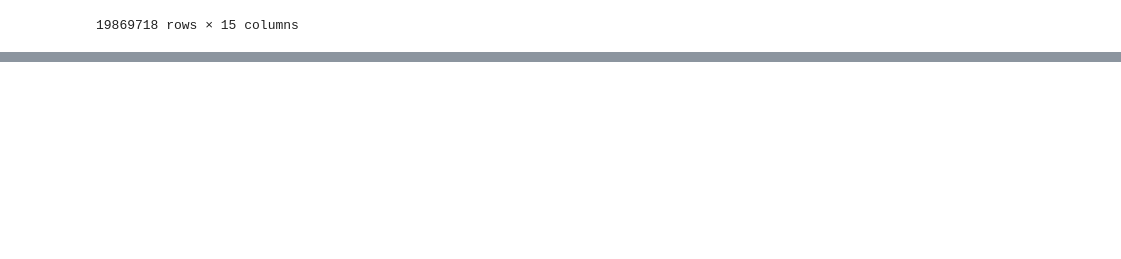
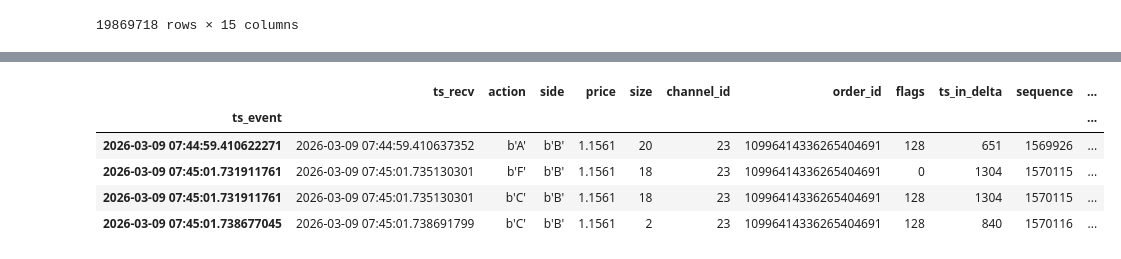
Before and after one commit to cmf-team/back-tester-2026, a Jupyter notebook: scripts/convert.XEUR.ipynb, the cells around one changed output, grey strips where cells are left out. Cells and saved outputs as stored; diff of their text form; code cells hidden in the pictures; blank space fills up the shorter version.

```diff
--- a/scripts/convert.XEUR.ipynb
+++ b/scripts/convert.XEUR.ipynb
@@ -253,0 +295,9 @@ Fut.symbol.value_counts()
+# %%
+F[F.order_id == 10996414336265404691]
+# %% [output]
+|  | ts_recv | action | side | price | size | channel_id | order_id | flags | ts_in_delta | sequence | ... |
+| ts_event |  |  |  |  |  |  |  |  |  |  | ... |
+| 2026-03-09 07:44:59.410622271 | 2026-03-09 07:44:59.410637352 | b'A' | b'B' | 1.1561 | 20 | 23 | 10996414336265404691 | 128 | 651 | 1569926 | ... |
+| 2026-03-09 07:45:01.731911761 | 2026-03-09 07:45:01.735130301 | b'F' | b'B' | 1.1561 | 18 | 23 | 10996414336265404691 | 0 | 1304 | 1570115 | ... |
+| 2026-03-09 07:45:01.731911761 | 2026-03-09 07:45:01.735130301 | b'C' | b'B' | 1.1561 | 18 | 23 | 10996414336265404691 | 128 | 1304 | 1570115 | ... |
+| 2026-03-09 07:45:01.738677045 | 2026-03-09 07:45:01.738691799 | b'C' | b'B' | 1.1561 | 2 | 23 | 10996414336265404691 | 128 | 840 | 1570116 | ... |
```
Also changed, not shown: parts of 16 cells of this notebook, 8 other files.
